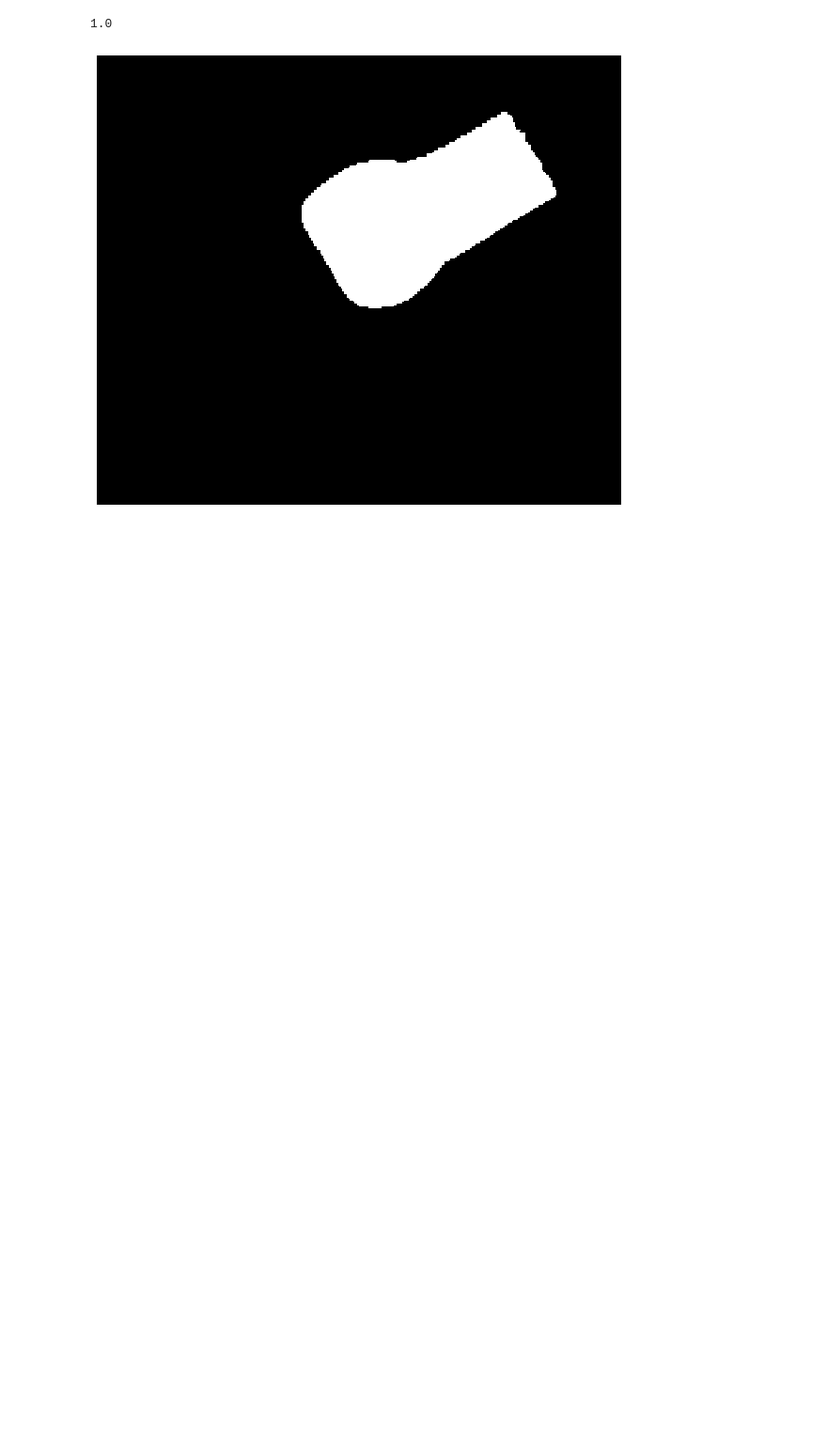
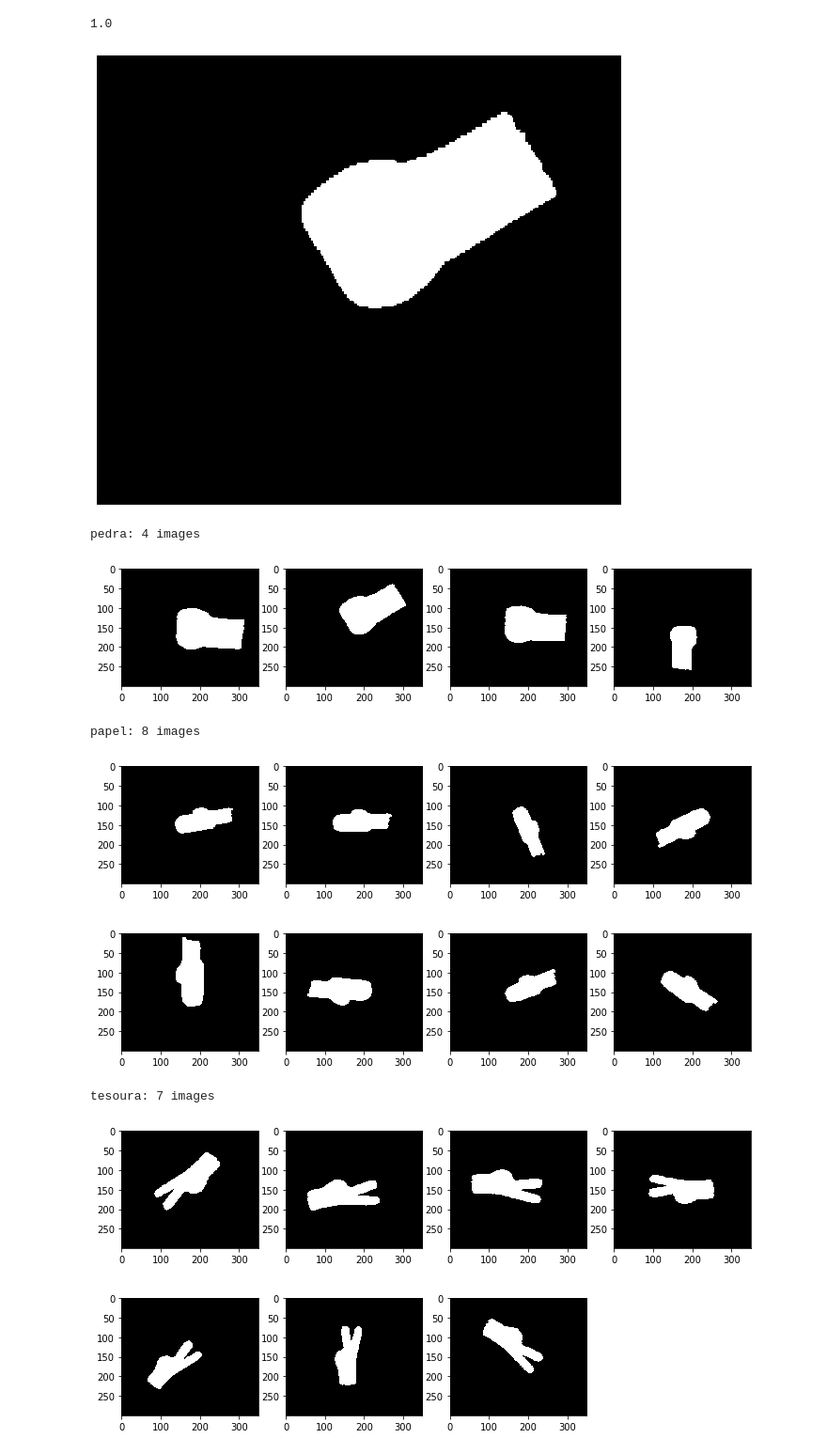
Before and after one commit to PauloTP/Visao_comp_2019, a Jupyter notebook: projeto4/projeto4.ipynb, the cells around one changed output. Shown at 94% size. Drawn from its saved outputs; the diff is of its cells as text; code cells hidden in the pictures; blank space fills up the shorter version.

```diff
--- a/projeto4/projeto4.ipynb
+++ b/projeto4/projeto4.ipynb
@@ -92,7 +93,7 @@ plt.show()
 [figure]
 [figure]
 # %%
-play = rgb2hsv(io.imread("RPS/pedra_1.png"))
+play = rgb2hsv(io.imread("RPS/pedra-1.png"))
 img = play[:,:,1]
 img_cut = img[100:400,150:500]
 img_the = (img_cut>0.4) & (img_cut<1.1)
@@ -116,0 +152,22 @@ ski_plot(a)
+# %%
+def show_images(imgs):
+    C = 4
+    N = len(imgs)
+    R = (N - 1)//C + 1
+
+    plt.figure(figsize=(C*3, R*3))
+    for k, img in enumerate(imgs):
+        plt.subplot(R, C, k+1)
+        plt.imshow(img, cmap='gray')
+    plt.show()
+
+for cat, imgs in imgs_per_cat.items():
+    print(f'{cat}: {len(imgs)} images')
+    show_images(imgs)
+# %% [output]
+pedra: 4 images
+[figure, added]
+papel: 8 images
+[figure, added]
+tesoura: 7 images
+[figure, added]
```
Also changed, not shown: parts of 13 cells of this notebook, 56 other files.
